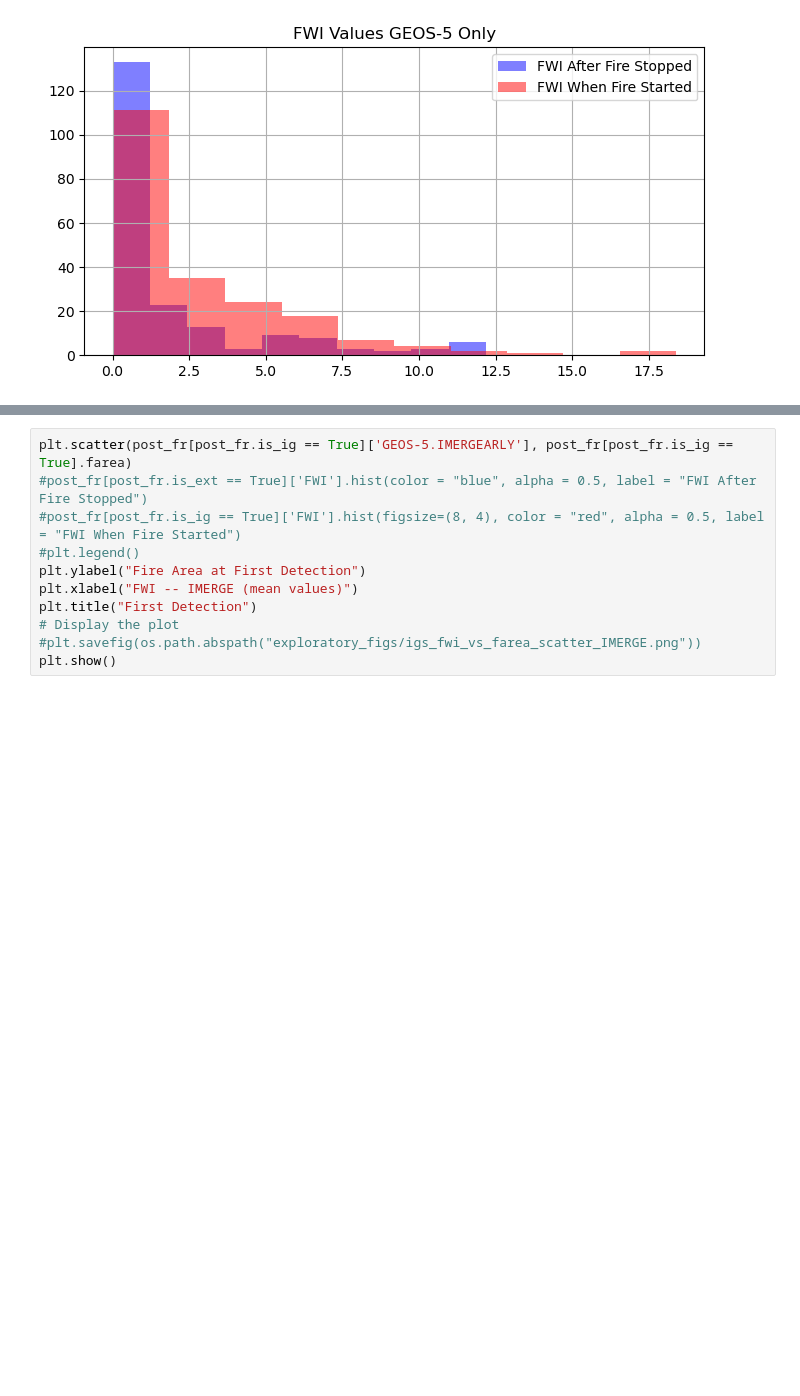
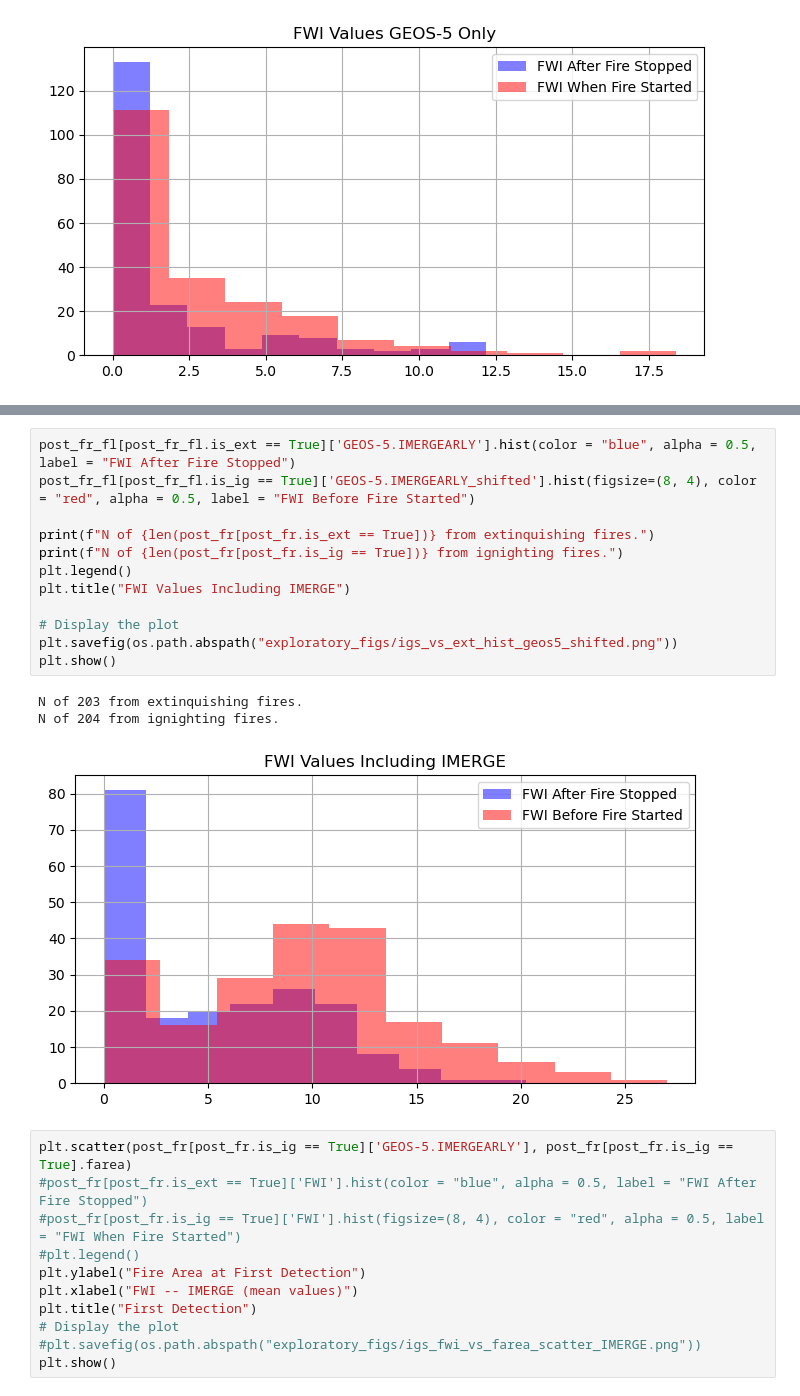
Before and after one commit to mccabete/fwiVis, a Jupyter notebook: notebooks/model_of_fireline_exploratory.ipynb, the cells around one changed output, grey strips where cells are left out. Cells and saved outputs as stored; diff of their text form; blank space fills up the shorter version.

```diff
--- a/notebooks/model_of_fireline_exploratory.ipynb
+++ b/notebooks/model_of_fireline_exploratory.ipynb
@@ -691,3 +693,19 @@ plt.show()
+# %%
+post_fr_fl[post_fr_fl.is_ext == True]['GEOS-5.IMERGEARLY'].hist(color = "blue", alpha = 0.5, label = "FWI After Fire Stopped")
+post_fr_fl[post_fr_fl.is_ig == True]['GEOS-5.IMERGEARLY_shifted'].hist(figsize=(8, 4), color = "red", alpha = 0.5, label = "FWI Before Fire Started")
+
+print(f"N of {len(post_fr[post_fr.is_ext == True])} from extinquishing fires.")
+print(f"N of {len(post_fr[post_fr.is_ig == True])} from ignighting fires.")
+plt.legend()
+plt.title("FWI Values Including IMERGE")
+
+# Display the plot
+plt.savefig(os.path.abspath("exploratory_figs/igs_vs_ext_hist_geos5_shifted.png"))
+plt.show()
+# %% [output]
+N of 203 from extinquishing fires.
+N of 204 from ignighting fires.
+[figure, added]
 # %%
 plt.scatter(post_fr[post_fr.is_ig == True]['GEOS-5.IMERGEARLY'], post_fr[post_fr.is_ig == True].farea)
 #post_fr[post_fr.is_ext == True]['FWI'].hist(color = "blue", alpha = 0.5, label = "FWI After Fire Stopped")
```
Also changed, not shown: parts of 6 cells of this notebook, 2 other files.
